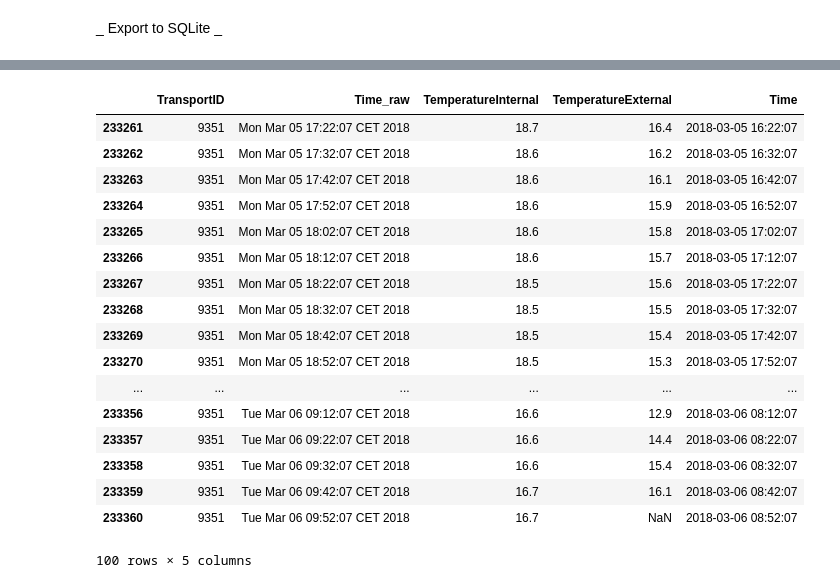
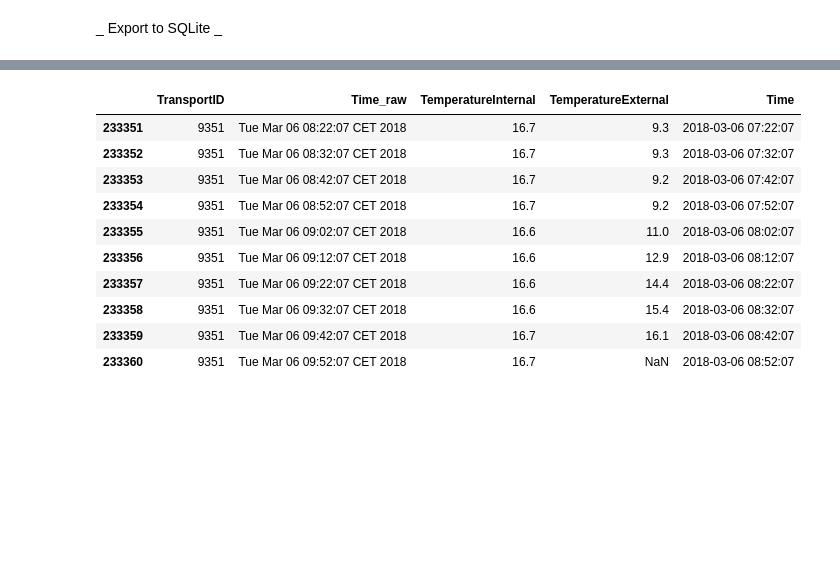
Before and after one commit to chriswegmann/prometheon, a Jupyter notebook: analytics/DataCleanup.ipynb, the cells around one changed output, grey strips where cells are left out. Saved outputs shown, nothing was run; the diff lists cells and outputs as text; code cells hidden in the pictures; blank space fills up the shorter version.

```diff
--- a/analytics/DataCleanup.ipynb
+++ b/analytics/DataCleanup.ipynb
@@ -240,23 +232,16 @@ finally:
 # Let's not join here. Put into DB instead.
 # df = transport.join(other=temperatures.set_index('Transport ID'), on = 'Transport ID')
 # %%
-temperatures.tail(100)
+temperatures.tail(10)
 # %% [output]
 |  | TransportID | Time_raw | TemperatureInternal | TemperatureExternal | Time |
-| 233261 | 9351 | Mon Mar 05 17:22:07 CET 2018 | 18.7 | 16.4 | 2018-03-05 16:22:07 |
-| 233262 | 9351 | Mon Mar 05 17:32:07 CET 2018 | 18.6 | 16.2 | 2018-03-05 16:32:07 |
-| 233263 | 9351 | Mon Mar 05 17:42:07 CET 2018 | 18.6 | 16.1 | 2018-03-05 16:42:07 |
-| 233264 | 9351 | Mon Mar 05 17:52:07 CET 2018 | 18.6 | 15.9 | 2018-03-05 16:52:07 |
-| 233265 | 9351 | Mon Mar 05 18:02:07 CET 2018 | 18.6 | 15.8 | 2018-03-05 17:02:07 |
-| 233266 | 9351 | Mon Mar 05 18:12:07 CET 2018 | 18.6 | 15.7 | 2018-03-05 17:12:07 |
-| 233267 | 9351 | Mon Mar 05 18:22:07 CET 2018 | 18.5 | 15.6 | 2018-03-05 17:22:07 |
-| 233268 | 9351 | Mon Mar 05 18:32:07 CET 2018 | 18.5 | 15.5 | 2018-03-05 17:32:07 |
-| 233269 | 9351 | Mon Mar 05 18:42:07 CET 2018 | 18.5 | 15.4 | 2018-03-05 17:42:07 |
-| 233270 | 9351 | Mon Mar 05 18:52:07 CET 2018 | 18.5 | 15.3 | 2018-03-05 17:52:07 |
-| ... | ... | ... | ... | ... | ... |
+| 233351 | 9351 | Tue Mar 06 08:22:07 CET 2018 | 16.7 | 9.3 | 2018-03-06 07:22:07 |
+| 233352 | 9351 | Tue Mar 06 08:32:07 CET 2018 | 16.7 | 9.3 | 2018-03-06 07:32:07 |
+| 233353 | 9351 | Tue Mar 06 08:42:07 CET 2018 | 16.7 | 9.2 | 2018-03-06 07:42:07 |
+| 233354 | 9351 | Tue Mar 06 08:52:07 CET 2018 | 16.7 | 9.2 | 2018-03-06 07:52:07 |
+| 233355 | 9351 | Tue Mar 06 09:02:07 CET 2018 | 16.6 | 11.0 | 2018-03-06 08:02:07 |
 | 233356 | 9351 | Tue Mar 06 09:12:07 CET 2018 | 16.6 | 12.9 | 2018-03-06 08:12:07 |
 | 233357 | 9351 | Tue Mar 06 09:22:07 CET 2018 | 16.6 | 14.4 | 2018-03-06 08:22:07 |
 | 233358 | 9351 | Tue Mar 06 09:32:07 CET 2018 | 16.6 | 15.4 | 2018-03-06 08:32:07 |
 | 233359 | 9351 | Tue Mar 06 09:42:07 CET 2018 | 16.7 | 16.1 | 2018-03-06 08:42:07 |
 | 233360 | 9351 | Tue Mar 06 09:52:07 CET 2018 | 16.7 | NaN | 2018-03-06 08:52:07 |
-100 rows × 5 columns
```
Also changed, not shown: parts of 10 cells of this notebook, 4 other files.
